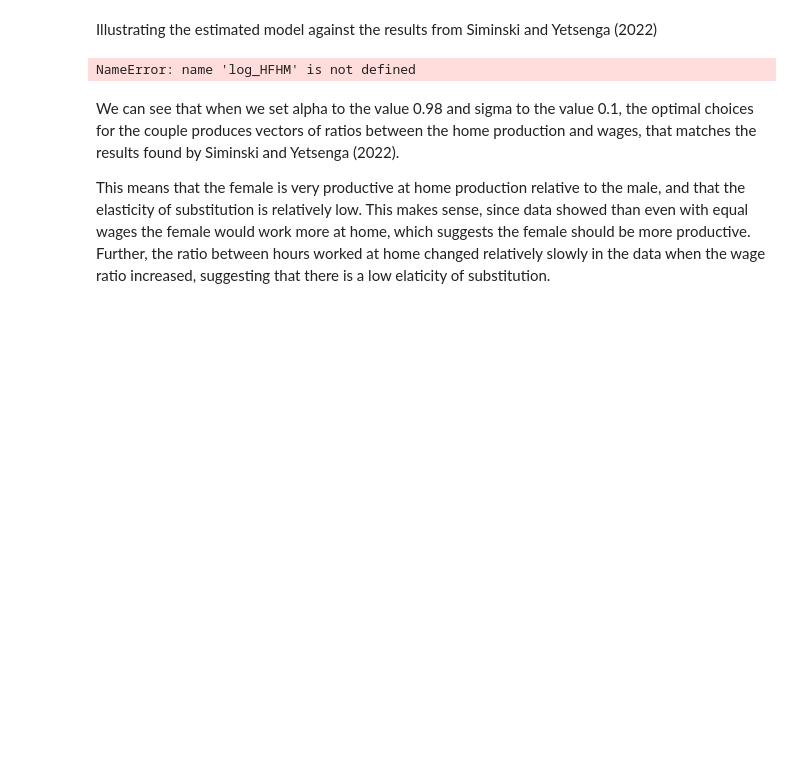
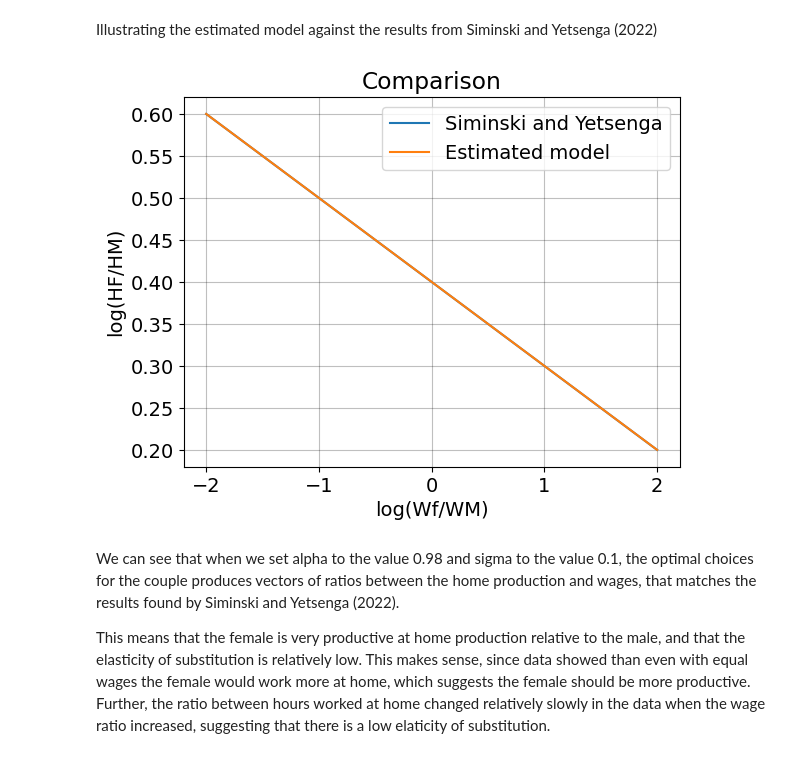
Before and after one commit to NumEconCopenhagen/projects-2023-jos-p-og-tex, a Jupyter notebook: inauguralproject/inauguralproject.ipynb, the cells around one changed output. Cells and saved outputs as stored; diff of their text form; code cells hidden in the pictures; blank space fills up the shorter version.

Commit message:
plot

```diff
--- a/inauguralproject/inauguralproject.ipynb
+++ b/inauguralproject/inauguralproject.ipynb
@@ -150,21 +150,21 @@ Illustrating the estimated model against the results from Siminski and Yetsenga
 # %%
 # Creating linspace for x-axis
 x = np.linspace(-2, 2, 100)
 
 # Regression from Siminski and Yetsenga (2022)
 y = 0.4 - 0.1 * x
-log_HFHM_est = model4.sol.beta0 + model4.sol.beta1 * x
+y_est = model4.sol.beta0 + model4.sol.beta1 * x
 
 # Plotting the two regressions and adding label and legend
-plt.plot(x, log_HFHM, label='Siminski and Yetsenga')
-plt.plot(x, log_HFHM_est, label='Estimated model')
+plt.plot(x, y, label='Siminski and Yetsenga')
+plt.plot(x, y_est, label='Estimated model')
 plt.xlabel('log(Wf/WM)')
 plt.ylabel('log(HF/HM)')
 plt.title('Comparison')
 plt.legend()
 plt.show()
 # %% [output]
-NameError: name 'log_HFHM' is not defined
+[figure, added]
 # %% [markdown]
 We can see that when we set alpha to the value 0.98 and sigma to the value 0.1, the optimal choices for the couple produces vectors of ratios between the home production and wages, that matches the results found by Siminski and Yetsenga (2022).
 
```
